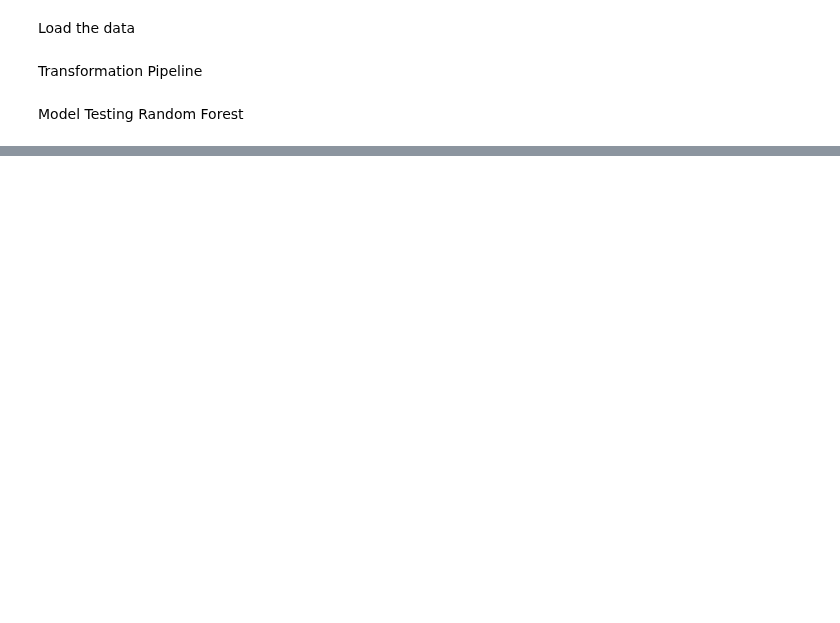
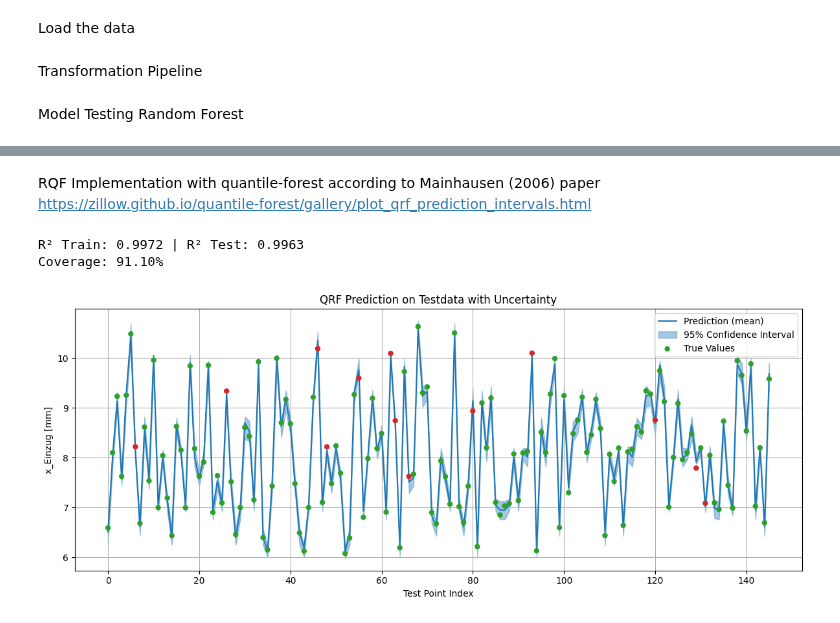
Before and after one commit to Fynn1612/Masterarbeit, a Jupyter notebook: models/RF with Quantil Regression.ipynb, the cells around one changed output, grey strips where cells are left out. Drawn from its saved outputs; the diff is of its cells as text; code cells hidden in the pictures; blank space fills up the shorter version.

```diff
--- a/models/RF with Quantil Regression.ipynb
+++ b/models/RF with Quantil Regression.ipynb
@@ -167,0 +200,58 @@ plt.show()
+# %% [markdown]
+RQF Implementation with quantile-forest according to Mainhausen (2006) paper https://zillow.github.io/quantile-forest/gallery/plot_qrf_prediction_intervals.html
+# %%
+from quantile_forest import RandomForestQuantileRegressor
+#define model, 50 different trees, max_depth of 6 delivers the best coverage and R² Score
+qrf = RandomForestQuantileRegressor(n_estimators=100, max_depth=6, n_jobs=-1, random_state=42)
+
+#train model
+qrf.fit(X_train, y_train)
+
+#make predicitons on train and test dataset
+y_train_pred_rqf = qrf.predict(X_train, quantiles=[0.025, 0.5, 0.975])
+y_test_pred_rqf = qrf.predict(X_test, quantiles=[0.025, 0.5, 0.975])
+
+#calculate R2 Score for train and test data
+r2_train_rqf = r2_score(y_train, y_train_pred_rqf[:, 1])
+r2_test_rqf = r2_score(y_test, y_test_pred_rqf[:, 1])
+
+#print the result
+print(f'\nR² Train: {r2_train_rqf:.4f} | R² Test: {r2_test_rqf:.4f}')
+
+# Check whether each true value lies within the 95% confidence interval
+# If yes, the point will be green; if not, red
+in_interval = (y_test >= y_test_pred_rqf[:, 0]) & (y_test <= y_test_pred_rqf[:, 2])
+colors = ['tab:green' if inside else 'tab:red' for inside in in_interval]
+
+# Calculate coverage (percentage of true values within the CI)
+coverage = np.mean(in_interval) * 100  # in percentage
+
+# Print the coverage value
+print(f"Coverage: {coverage:.2f}%")
+
+# Plotting the prediction with uncertainty and true values
+plt.figure(figsize=(12, 5))
+x_axis = np.arange(len(X_test))
+
+# Plot predicted mean
+plt.plot(x_axis, y_test_pred_rqf[:, 1], label="Prediction (mean)", color='tab:blue')
+
+# Shade the 95% confidence interval (±2 standard deviations)
+plt.fill_between(x_axis, y_test_pred_rqf[:, 0], y_test_pred_rqf[:, 2],
+                 alpha=0.4, color='tab:blue', label='95% Confidence Interval')
+
+# Plot true target values as orange dots
+plt.scatter(x_axis, y_test, label="True Values", c=colors, s=25, zorder=3)
+
+# Add plot labels and formatting
+plt.title("QRF Prediction on Testdata with Uncertainty")
+plt.xlabel("Test Point Index")
+plt.ylabel("x_Einzug [mm]")
+plt.legend()
+plt.grid(True)
+plt.tight_layout()
+plt.show()
+# %% [output]
+R² Train: 0.9972 | R² Test: 0.9963
+Coverage: 91.10%
+[figure, added]
```
Also changed, not shown: parts of 3 cells of this notebook, 2 other files.
